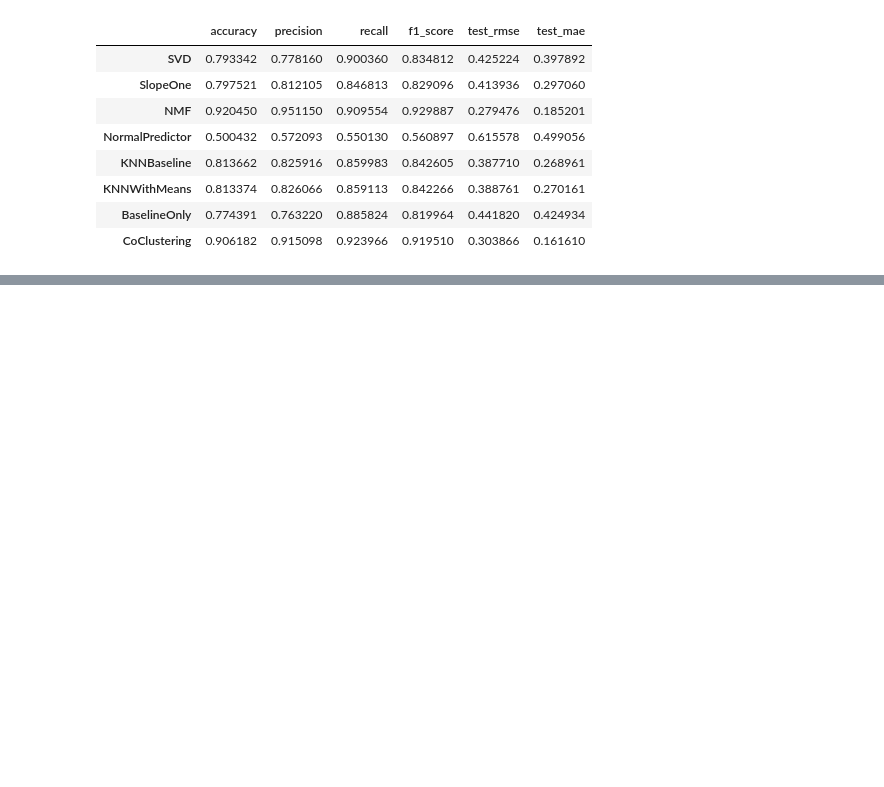
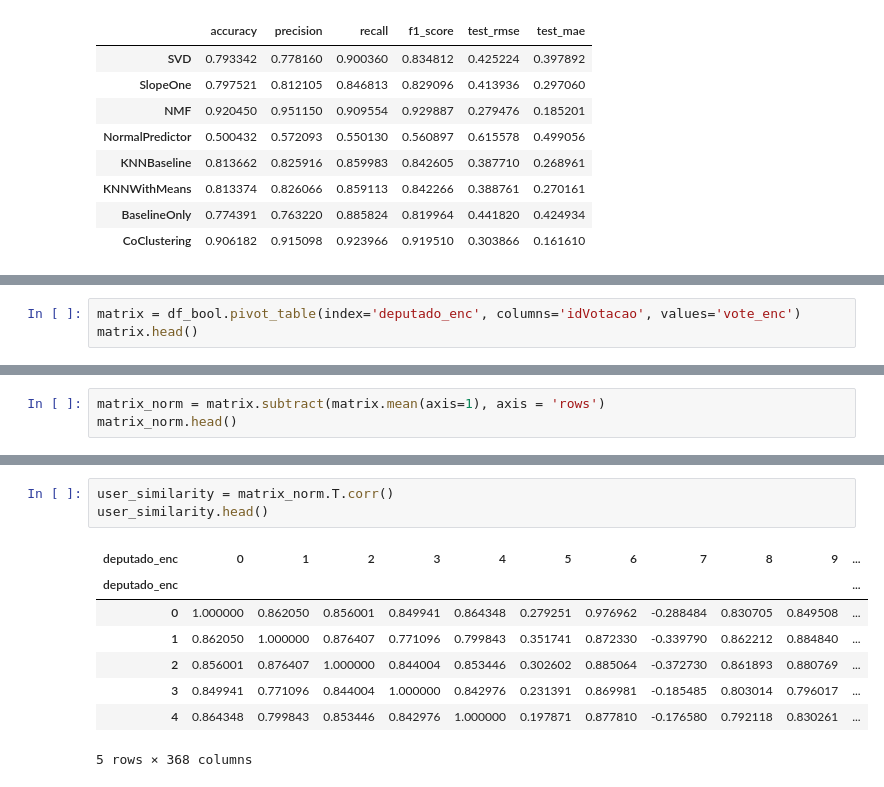
Before and after one commit to ritacardoso17/code_thesis, a Jupyter notebook: code/Rs_RealisticProblem.ipynb, the cells around one changed output, grey strips where cells are left out. Cells and saved outputs as stored; diff of their text form; blank space fills up the shorter version.

```diff
--- a/code/Rs_RealisticProblem.ipynb
+++ b/code/Rs_RealisticProblem.ipynb
@@ -419,0 +556,3 @@ MAE:  0.1860
+# %%
+matrix = df_bool.pivot_table(index='deputado_enc', columns='idVotacao', values='vote_enc')
+matrix.head()
@@ -419,0 +568,3 @@ MAE:  0.1860
+# %%
+matrix_norm = matrix.subtract(matrix.mean(axis=1), axis = 'rows')
+matrix_norm.head()
@@ -419,0 +580,12 @@ MAE:  0.1860
+# %%
+user_similarity = matrix_norm.T.corr()
+user_similarity.head()
+# %% [output]
+| deputado_enc | 0 | 1 | 2 | 3 | 4 | 5 | 6 | 7 | 8 | 9 | ... |
+| deputado_enc |  |  |  |  |  |  |  |  |  |  | ... |
+| 0 | 1.000000 | 0.862050 | 0.856001 | 0.849941 | 0.864348 | 0.279251 | 0.976962 | -0.288484 | 0.830705 | 0.849508 | ... |
+| 1 | 0.862050 | 1.000000 | 0.876407 | 0.771096 | 0.799843 | 0.351741 | 0.872330 | -0.339790 | 0.862212 | 0.884840 | ... |
+| 2 | 0.856001 | 0.876407 | 1.000000 | 0.844004 | 0.853446 | 0.302602 | 0.885064 | -0.372730 | 0.861893 | 0.880769 | ... |
+| 3 | 0.849941 | 0.771096 | 0.844004 | 1.000000 | 0.842976 | 0.231391 | 0.869981 | -0.185485 | 0.803014 | 0.796017 | ... |
+| 4 | 0.864348 | 0.799843 | 0.853446 | 0.842976 | 1.000000 | 0.197871 | 0.877810 | -0.176580 | 0.792118 | 0.830261 | ... |
+5 rows × 368 columns
```
Also changed, not shown: parts of 15 cells of this notebook, 9 other files.
